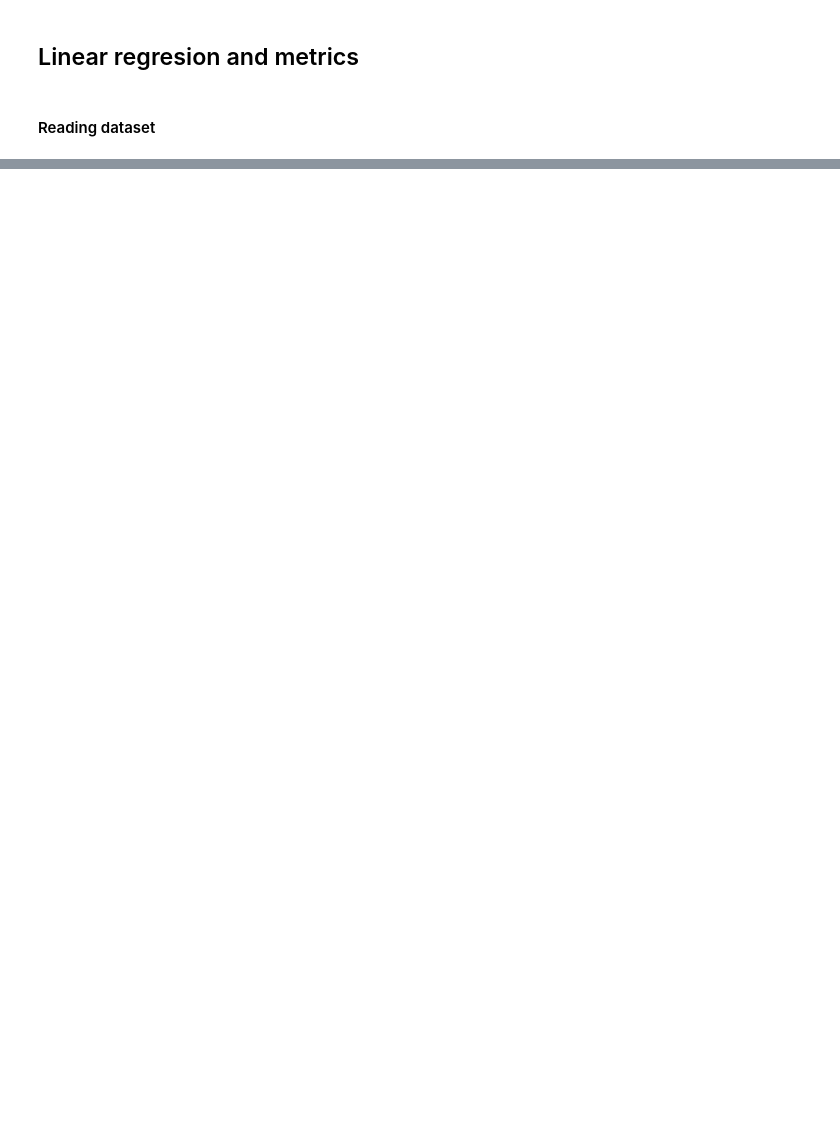
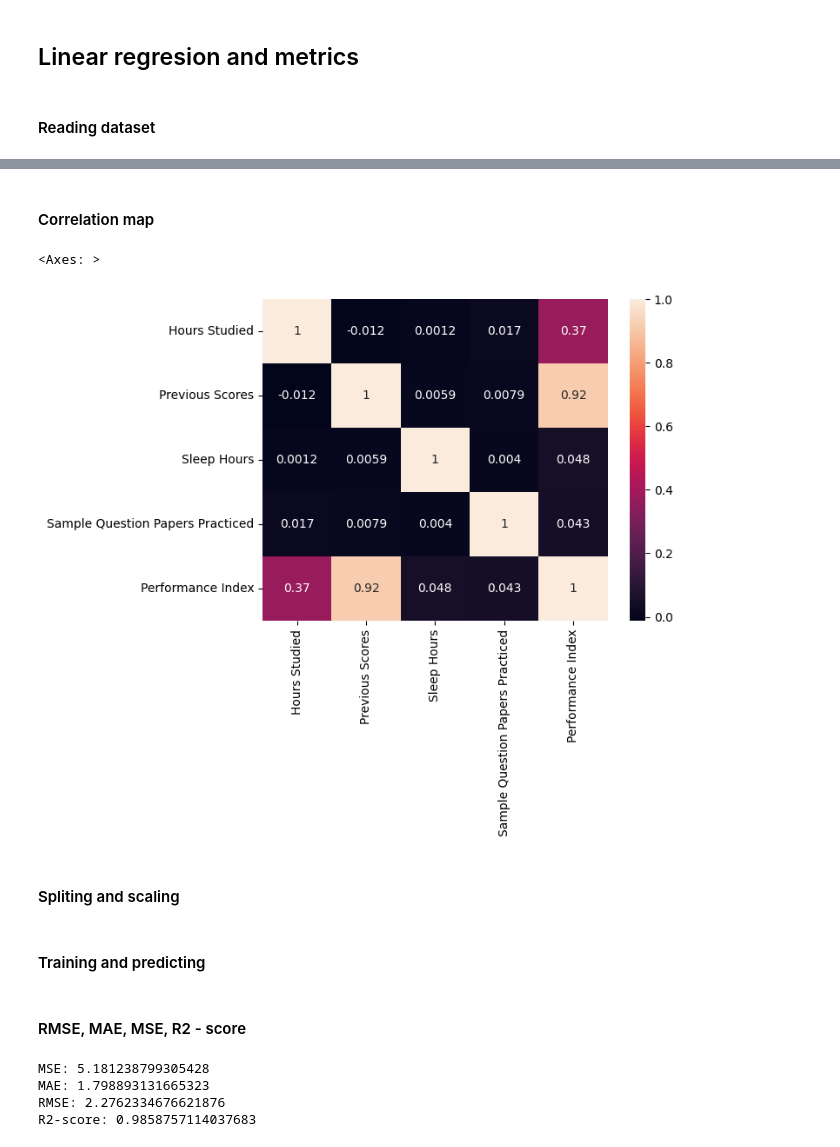
Before and after one commit to deructu/Amazinum-Data-Camp-Homeworks-by-Dmytro-Lutsyk, a Jupyter notebook: lesson_7_Evaluation./lesson_7_evaluation_hometask.ipynb, the cells around one changed output, grey strips where cells are left out. Saved outputs shown, nothing was run; the diff lists cells and outputs as text; code cells hidden in the pictures; blank space fills up the shorter version.

```diff
--- a/lesson_7_Evaluation./lesson_7_evaluation_hometask.ipynb
+++ b/lesson_7_Evaluation./lesson_7_evaluation_hometask.ipynb
@@ -354,0 +355,9 @@ df.head()
+# %% [markdown]
+#### Correlation map
+# %%
+sns.heatmap(df.corr(), annot=True) # Бачимо що Previous Scores, Spleep Hours не корелюють з таргетомd
+# %% [output]
+<Axes: >
+[figure, added]
+# %% [markdown]
+#### Spliting and scaling
@@ -354,0 +371,2 @@ df.head()
+# %% [markdown]
+#### Training and predicting
@@ -354,0 +379,11 @@ df.head()
+# %% [markdown]
+#### RMSE, MAE, MSE, R2 - score
+# %%
+from sklearn.metrics import r2_score, root_mean_squared_error, mean_absolute_error, mean_squared_error
+
+print(f'MSE: {mean_squared_error(y_test, y_pred)}\nMAE: {mean_absolute_error(y_test, y_pred)}\nRMSE: {root_mean_squared_error(y_test, y_pred)}\nR2-score: {r2_score(y_test, y_pred)}\n')
+# %% [output]
+MSE: 5.181238799305428
+MAE: 1.798893131665323
+RMSE: 2.2762334676621876
+R2-score: 0.9858757114037683
```
Also changed, not shown: parts of 16 cells of this notebook.
